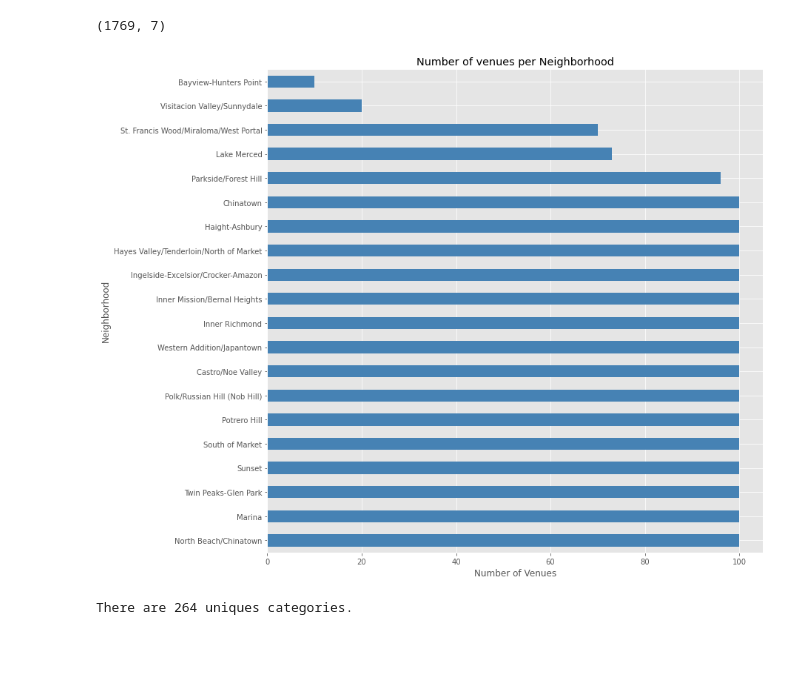
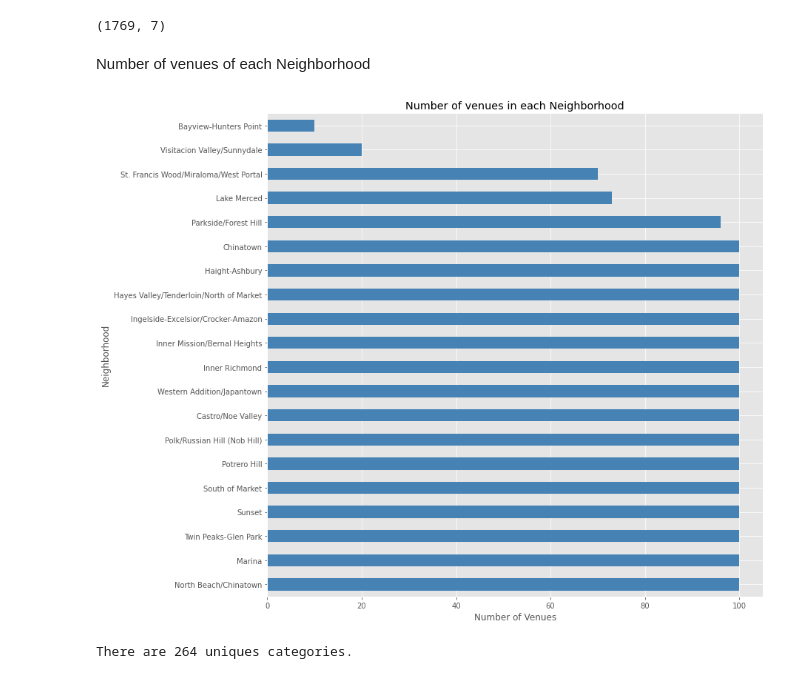
Before and after one commit to fltrazzi/Coursera_Capstone, a Jupyter notebook: Coursera_Capstone.ipynb, the cells around one changed output. Drawn from its saved outputs; the diff is of its cells as text; code cells hidden in the pictures; blank space fills up the shorter version.

```diff
--- a/Coursera_Capstone.ipynb
+++ b/Coursera_Capstone.ipynb
@@ -264,13 +264,15 @@ sf_venues.shape
 (1769, 7)
 # %%
 sf_venue_neighb = sf_venues[['Neighborhood', 'Venue']].groupby('Neighborhood').count().sort_values(by=['Venue'],ascending=False)
+# %% [markdown]
+Number of venues of each Neighborhood
 # %%
 sf_venue_neighb.plot(kind='barh', figsize=(12, 12), color='steelblue', legend=False)
 plt.xlabel('Number of Venues')
-plt.title('Number of venues per Neighborhood')
+plt.title('Number of venues in each Neighborhood')
 plt.show()
 # %% [output]
-[figure, old version]
+[figure, new version]
 # %%
 print('There are {} uniques categories.'.format(len(sf_venues['Venue Category'].unique())))
 # %% [output]
```
Also changed, not shown: parts of 12 cells of this notebook.
